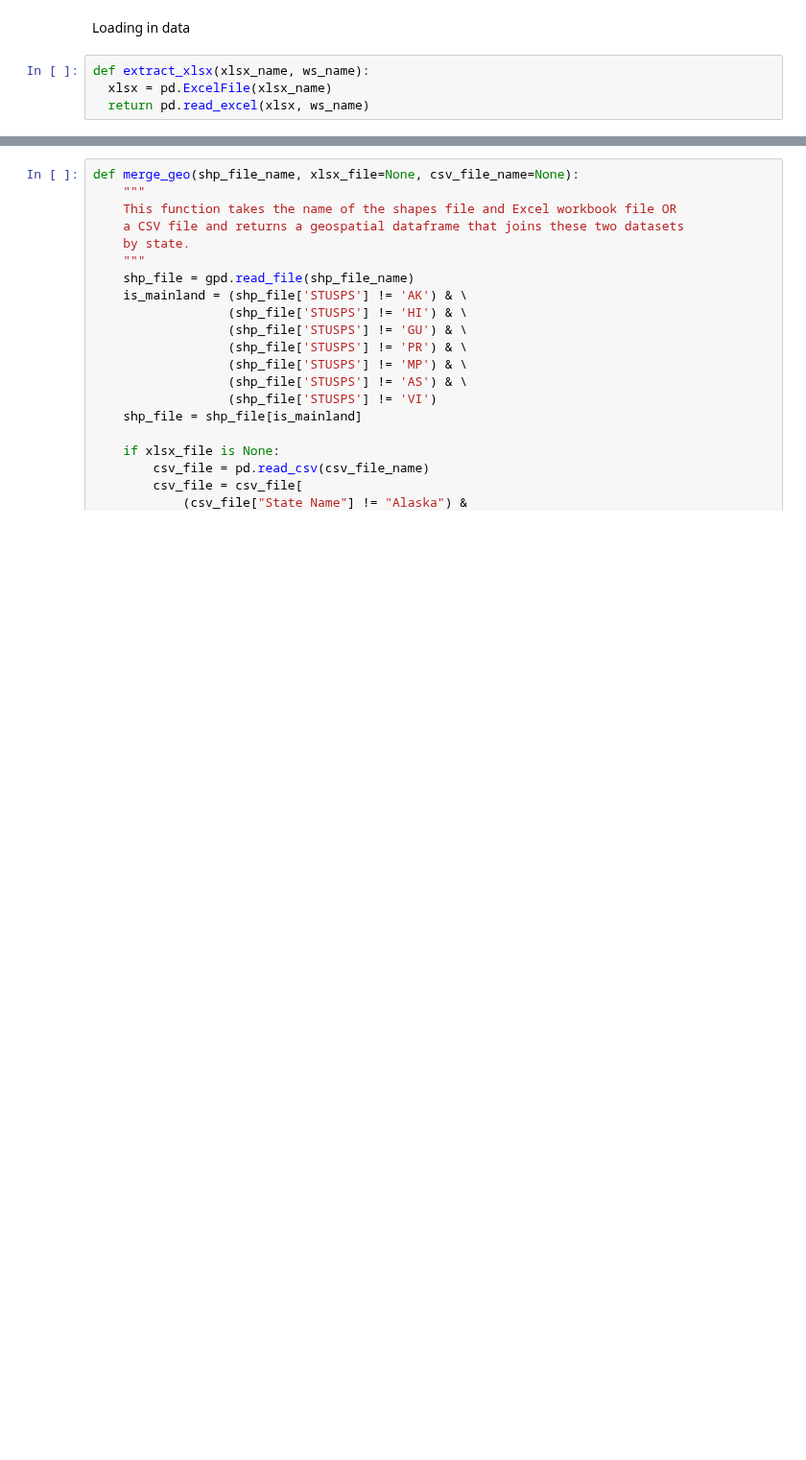
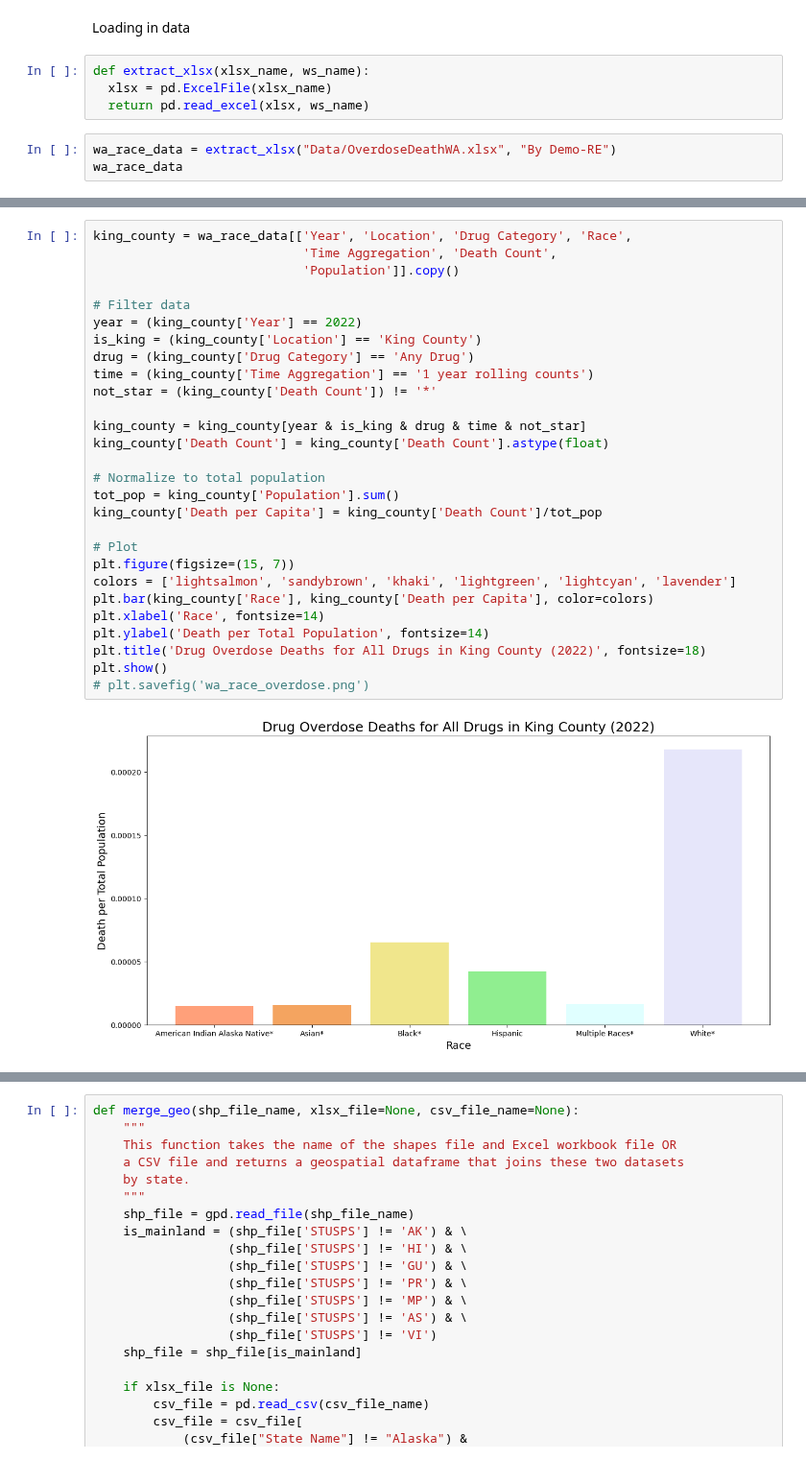
Before and after one commit to bnguy208/cse163, a Jupyter notebook: playground.ipynb, the cells around one changed output, grey strips where cells are left out. Shown at 96% size. Cells and saved outputs as stored; diff of their text form; blank space fills up the shorter version.

Commit message:
Implemented overdose race bar graph

```diff
--- a/playground.ipynb
+++ b/playground.ipynb
@@ -9,3 +10,6 @@ Loading in data
 def extract_xlsx(xlsx_name, ws_name):
   xlsx = pd.ExcelFile(xlsx_name)
   return pd.read_excel(xlsx, ws_name)
+# %%
+wa_race_data = extract_xlsx("Data/OverdoseDeathWA.xlsx", "By Demo-RE")
+wa_race_data
@@ -11,0 +30,30 @@ def extract_xlsx(xlsx_name, ws_name):
+# %%
+king_county = wa_race_data[['Year', 'Location', 'Drug Category', 'Race',
+                            'Time Aggregation', 'Death Count',
+                            'Population']].copy()
+
+# Filter data
+year = (king_county['Year'] == 2022)
+is_king = (king_county['Location'] == 'King County')
+drug = (king_county['Drug Category'] == 'Any Drug')
+time = (king_county['Time Aggregation'] == '1 year rolling counts')
+not_star = (king_county['Death Count']) != '*'
+
+king_county = king_county[year & is_king & drug & time & not_star]
+king_county['Death Count'] = king_county['Death Count'].astype(float)
+
+# Normalize to total population
+tot_pop = king_county['Population'].sum()
+king_county['Death per Capita'] = king_county['Death Count']/tot_pop
+
+# Plot
+plt.figure(figsize=(15, 7))
+colors = ['lightsalmon', 'sandybrown', 'khaki', 'lightgreen', 'lightcyan', 'lavender']
+plt.bar(king_county['Race'], king_county['Death per Capita'], color=colors)
+plt.xlabel('Race', fontsize=14)
+plt.ylabel('Death per Total Population', fontsize=14)
+plt.title('Drug Overdose Deaths for All Drugs in King County (2022)', fontsize=18)
+plt.show()
+# plt.savefig('wa_race_overdose.png')
+# %% [output]
+[figure, added]
```
Also changed, not shown: parts of 3 cells of this notebook, 2 other files.
